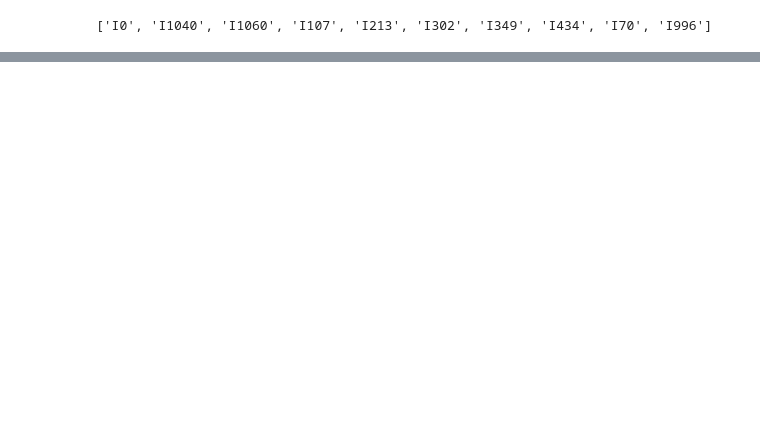
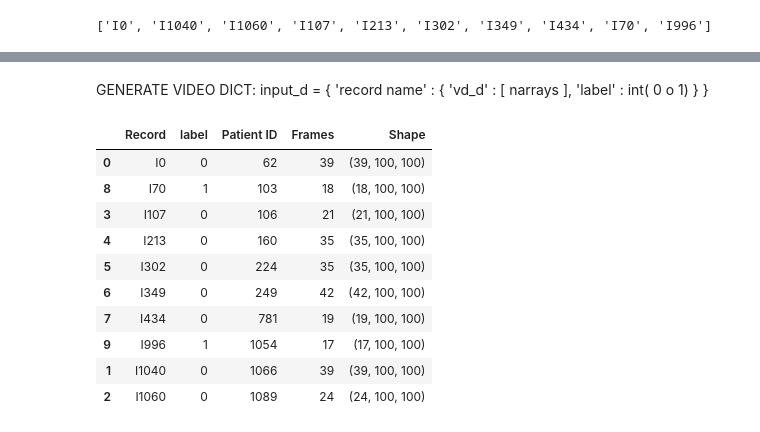
Before and after one commit to DanPinGar/python-machine-learning, a Jupyter notebook: emboendo_ML/emboendo_cnn_V0.ipynb, the cells around one changed output, grey strips where cells are left out. Saved outputs shown, nothing was run; the diff lists cells and outputs as text; code cells hidden in the pictures; blank space fills up the shorter version.

```diff
--- a/emboendo_ML/emboendo_cnn_V0.ipynb
+++ b/emboendo_ML/emboendo_cnn_V0.ipynb
@@ -24,0 +119,16 @@ else:print(' File does not exist')
+# %%
+def load_video(in_d,rec,frms,lab):
+
+    vd_ls=[]
+
+    for ii in range(len(json_d[rec].keys())):
+
+        image=np.load(frms[str(ii)]["cropped_image"])
+        vd_ls.append(image)
+
+    in_d[rec]['vd_d']=np.array(vd_ls)
+    in_d[rec]['label']=lab
+
+    return in_d
+# %% [markdown]
+GENERATE VIDEO DICT:  input_d = { 'record name' : { 'vd_d' : [ narrays ], 'label' : int( 0 o 1) } }
@@ -24,0 +152,17 @@ else:print(' File does not exist')
+# %%
+# R_PI_RELATION
+R_PI_RELATION=pd.DataFrame(R_PI_RELATION)
+R_PI_RELATION= R_PI_RELATION.sort_values(by='Patient ID', ascending=True)
+R_PI_RELATION
+# %% [output]
+|  | Record | label | Patient ID | Frames | Shape |
+| 0 | I0 | 0 | 62 | 39 | (39, 100, 100) |
+| 8 | I70 | 1 | 103 | 18 | (18, 100, 100) |
+| 3 | I107 | 0 | 106 | 21 | (21, 100, 100) |
+| 4 | I213 | 0 | 160 | 35 | (35, 100, 100) |
+| 5 | I302 | 0 | 224 | 35 | (35, 100, 100) |
+| 6 | I349 | 0 | 249 | 42 | (42, 100, 100) |
+| 7 | I434 | 0 | 781 | 19 | (19, 100, 100) |
+| 9 | I996 | 1 | 1054 | 17 | (17, 100, 100) |
+| 1 | I1040 | 0 | 1066 | 39 | (39, 100, 100) |
+| 2 | I1060 | 0 | 1089 | 24 | (24, 100, 100) |
```
Also changed, not shown: parts of 25 cells of this notebook, 2 other files.
